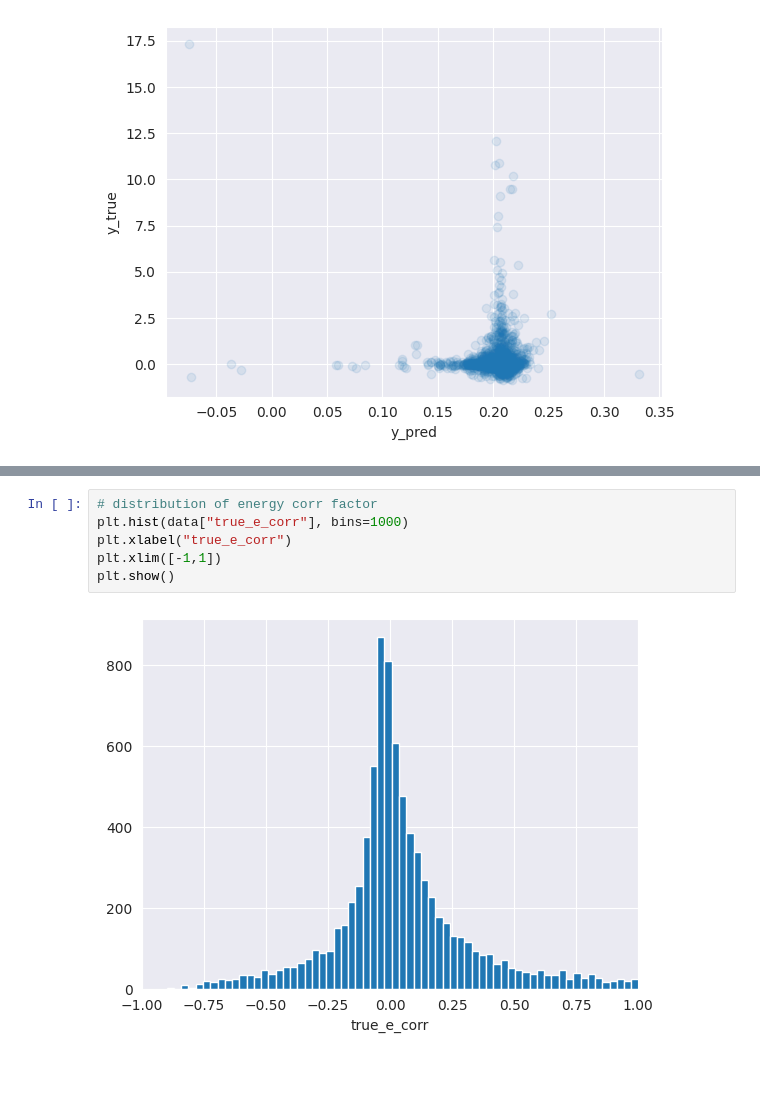
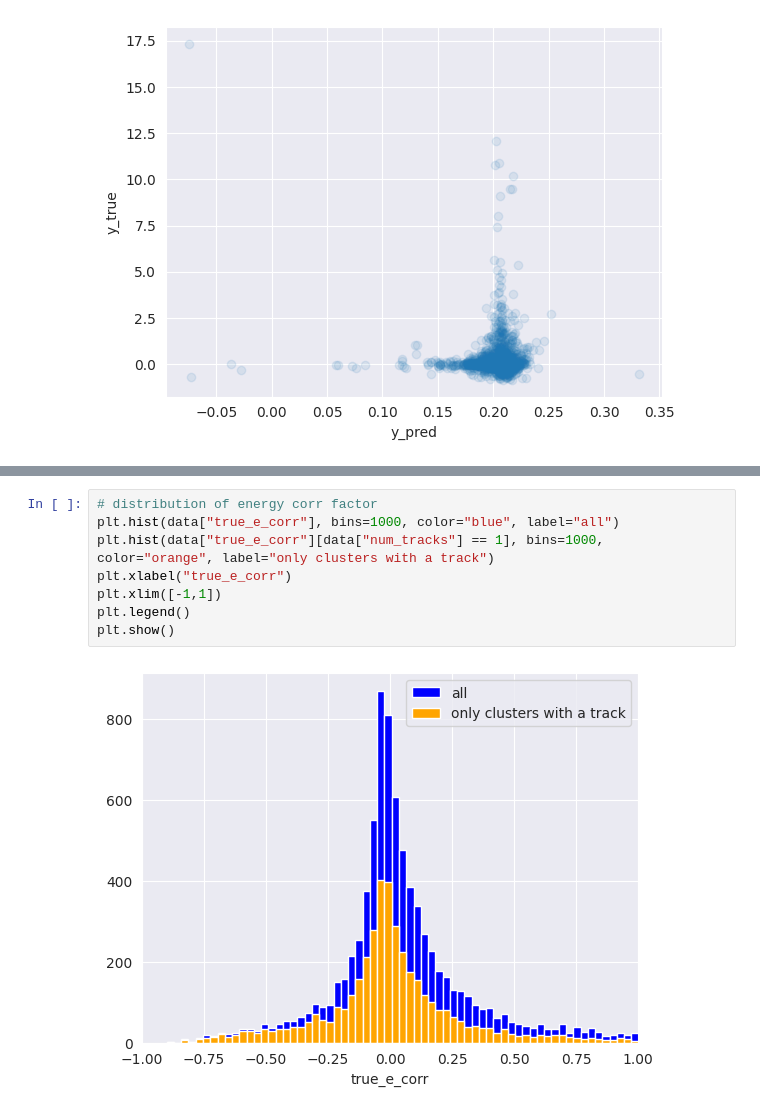
Before and after one commit to selvaggi/mlpf, a Jupyter notebook: notebooks/7_clustering_features.ipynb, the cells around one changed output, grey strips where cells are left out. Drawn from its saved outputs; the diff is of its cells as text; blank space fills up the shorter version.

```diff
--- a/notebooks/7_clustering_features.ipynb
+++ b/notebooks/7_clustering_features.ipynb
@@ -286,8 +287,10 @@ hits 0.9742973578695228
 # %%
 # distribution of energy corr factor
-plt.hist(data["true_e_corr"], bins=1000)
+plt.hist(data["true_e_corr"], bins=1000, color="blue", label="all")
+plt.hist(data["true_e_corr"][data["num_tracks"] == 1], bins=1000, color="orange", label="only clusters with a track")
 plt.xlabel("true_e_corr")
 plt.xlim([-1,1])
+plt.legend()
 plt.show()
 # %% [output]
-[figure, old version]
+[figure, new version]
```
Also changed, not shown: parts of 4 cells of this notebook.
